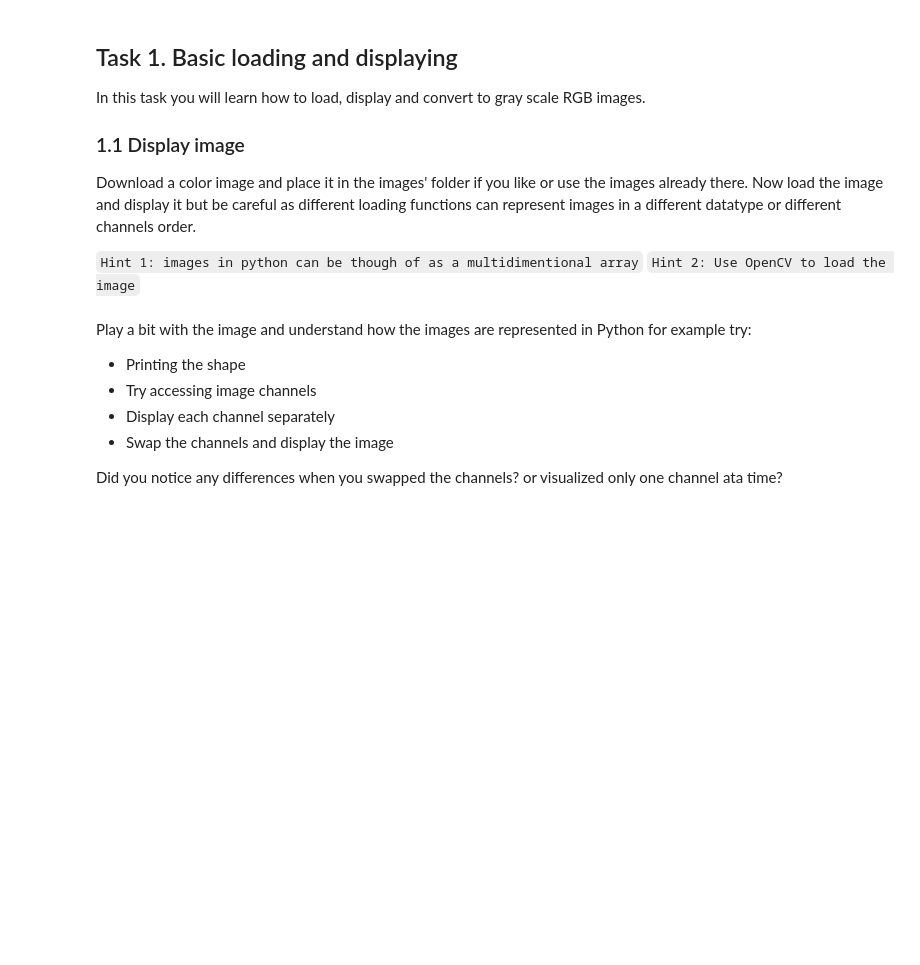
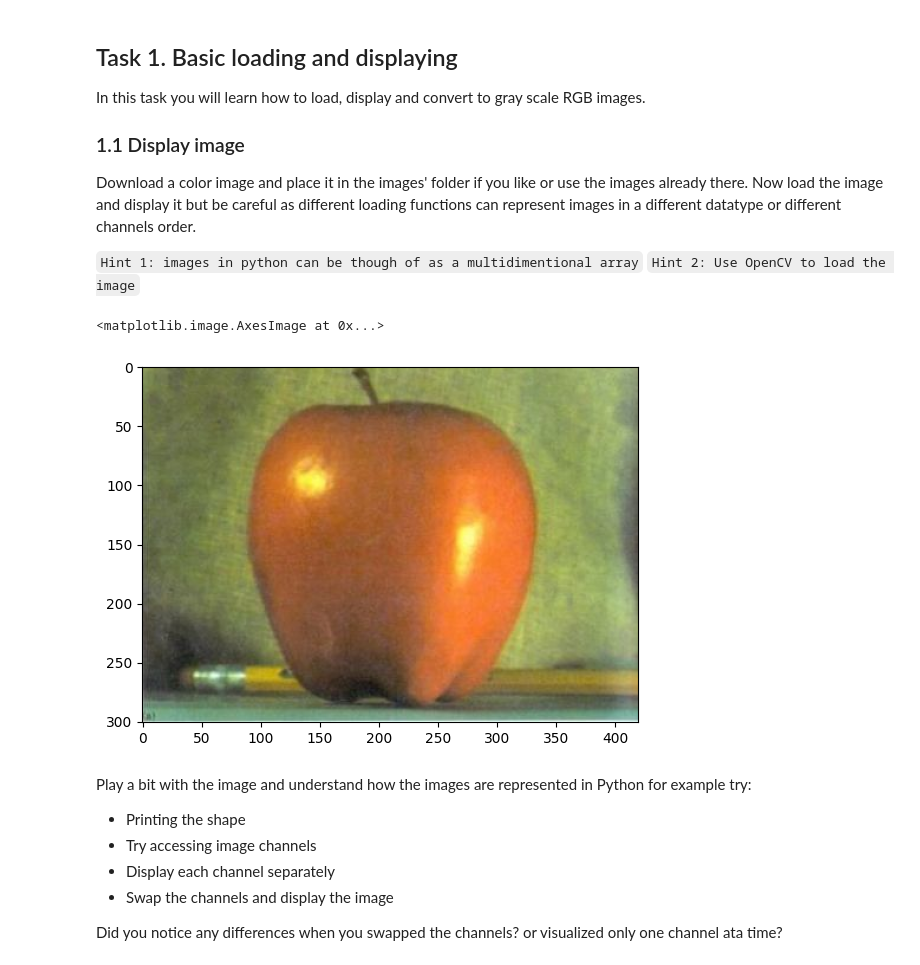
Before and after one commit to juliusuberall/ImPro26, a Jupyter notebook: labs/week_1.ipynb, the cells around one changed output. Cells and saved outputs as stored; diff of their text form; code cells hidden in the pictures; blank space fills up the shorter version.

```diff
--- a/labs/week_1.ipynb
+++ b/labs/week_1.ipynb
@@ -25,9 +25,15 @@ Now load the image and display it but be careful as different loading functions
 `Hint 2: Use OpenCV to load the image`
 # %%
 # fill in missing part
-img = np.empty((100,100,3)) # replace this code and load your image
+#img = np.empty((100,100,3)) # replace this code and load your image
+img = cv.imread("../images/apple1.jpg") #relative path
+RGB_img = cv2.cvtColor(img, cv2.COLOR_BGR2RGB)
 
-# display the image (Hint: use plt.imshow)
+# display that image
+plt.imshow(RGB_img)
+# %% [output]
+<matplotlib.image.AxesImage at 0x...>
+[figure, added]
 # %% [markdown]
 Play a bit with the image and understand how the images are represented in Python for example try:
 - Printing the shape
```
Also changed, not shown: parts of 6 cells of this notebook, 1 other file.
